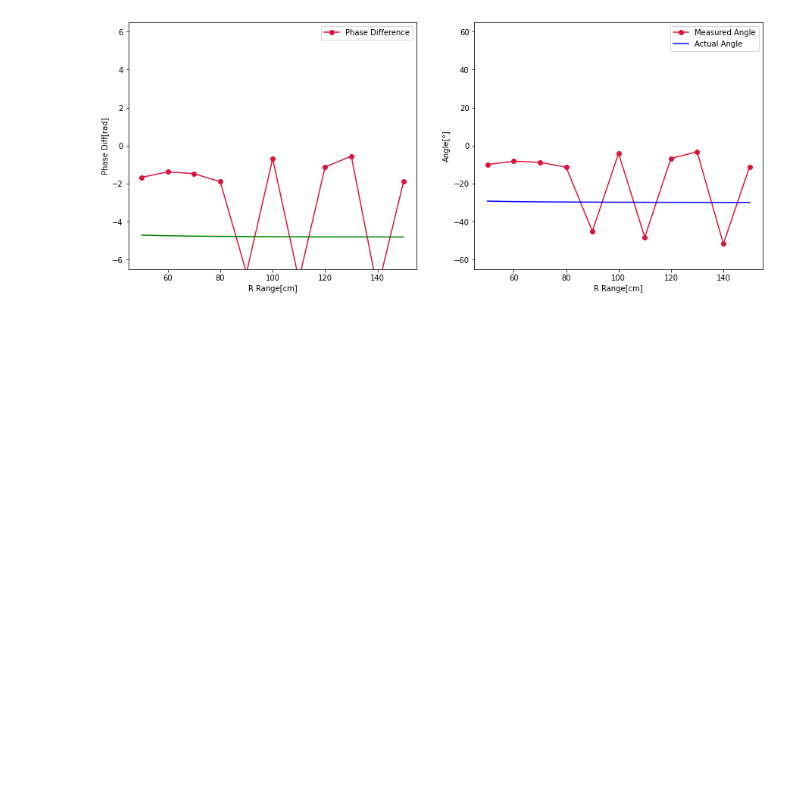
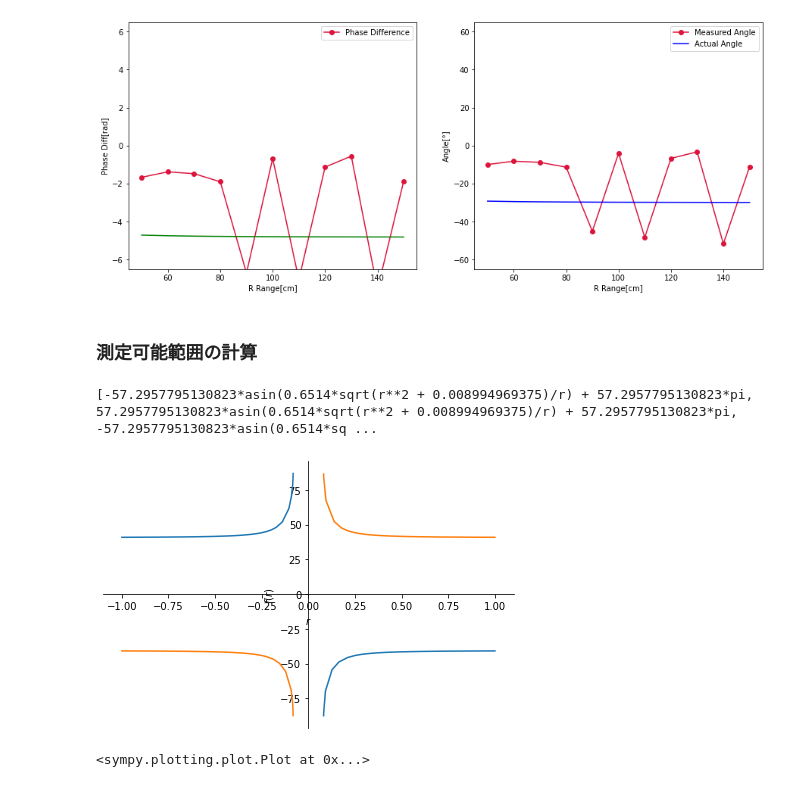
Before and after one commit to Guchiwo0608/RFID_experiment, a Jupyter notebook: analysis/aoa.ipynb, the cells around one changed output. Saved outputs shown, nothing was run; the diff lists cells and outputs as text; code cells hidden in the pictures; blank space fills up the shorter version.

```diff
--- a/analysis/aoa.ipynb
+++ b/analysis/aoa.ipynb
@@ -299,3 +299,20 @@ ax2.legend()
 # %% [output]
 <matplotlib.legend.Legend at 0x...>
 [figure]
+# %% [markdown]
+### 測定可能範囲の計算
+# %%
+r, t, l, lam = sp.symbols('r, t, l, lam')
+
+sol = sp.solve(sp.sqrt(r**2 + (l/2)**2 + r*l*sp.sin(t))-sp.sqrt(r**2 + (l/2)**2 - r*l*sp.sin(t)) - lam/2, t)
+
+new_sol = [i.subs([(l, 0.25), (lam, 0.3257)]) /2 /np.pi * 360 for i in sol]
+
+print(new_sol)
+sp.plot(
+    new_sol[2],new_sol[3], (r, -1, 1)
+)
+# %% [output]
+[-57.2957795130823*asin(0.6514*sqrt(r**2 + 0.008994969375)/r) + 57.2957795130823*pi, 57.2957795130823*asin(0.6514*sqrt(r**2 + 0.008994969375)/r) + 57.2957795130823*pi, -57.2957795130823*asin(0.6514*sq ...
+[figure, added]
+<sympy.plotting.plot.Plot at 0x...>
```
Also changed, not shown: 25 other files.
